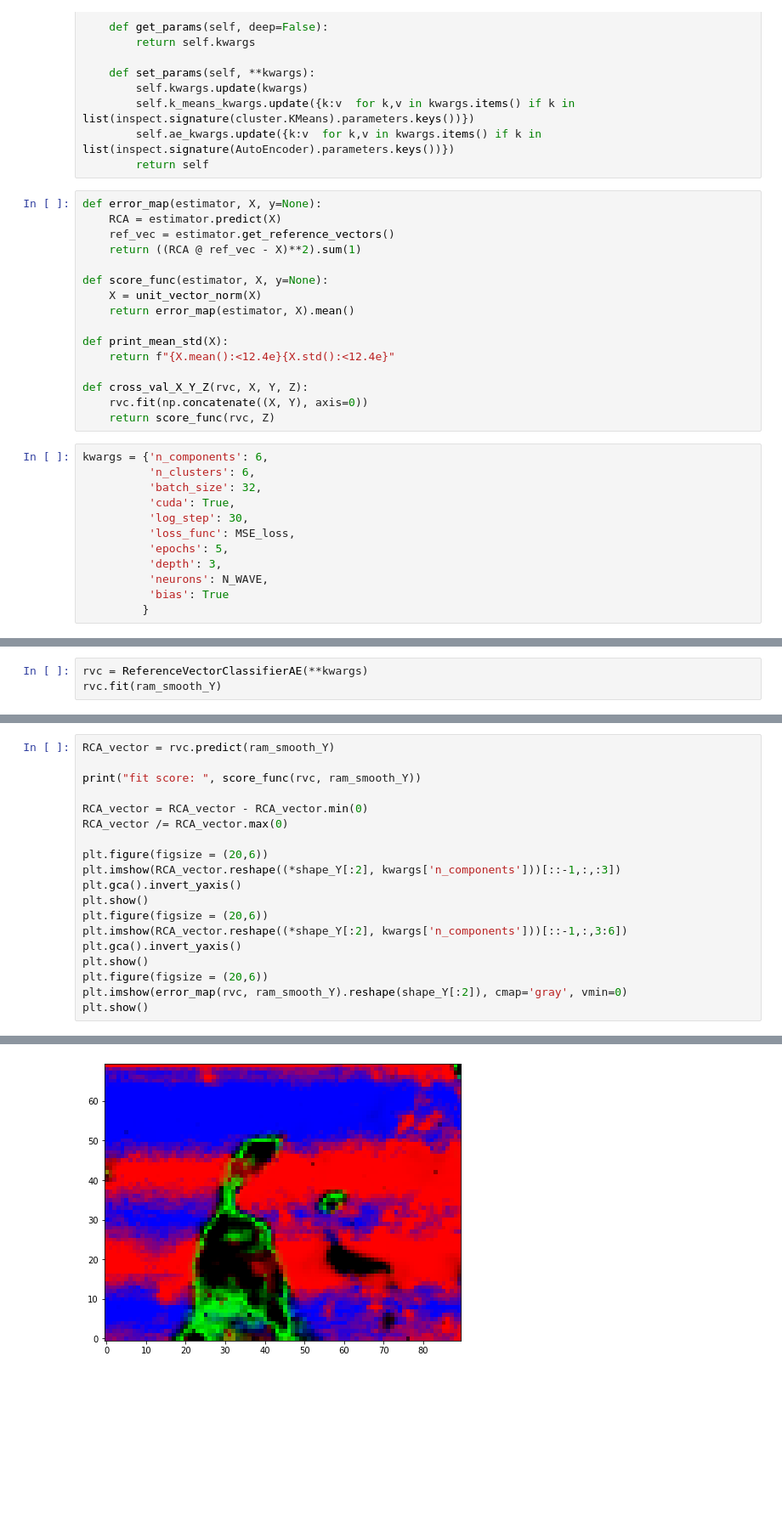
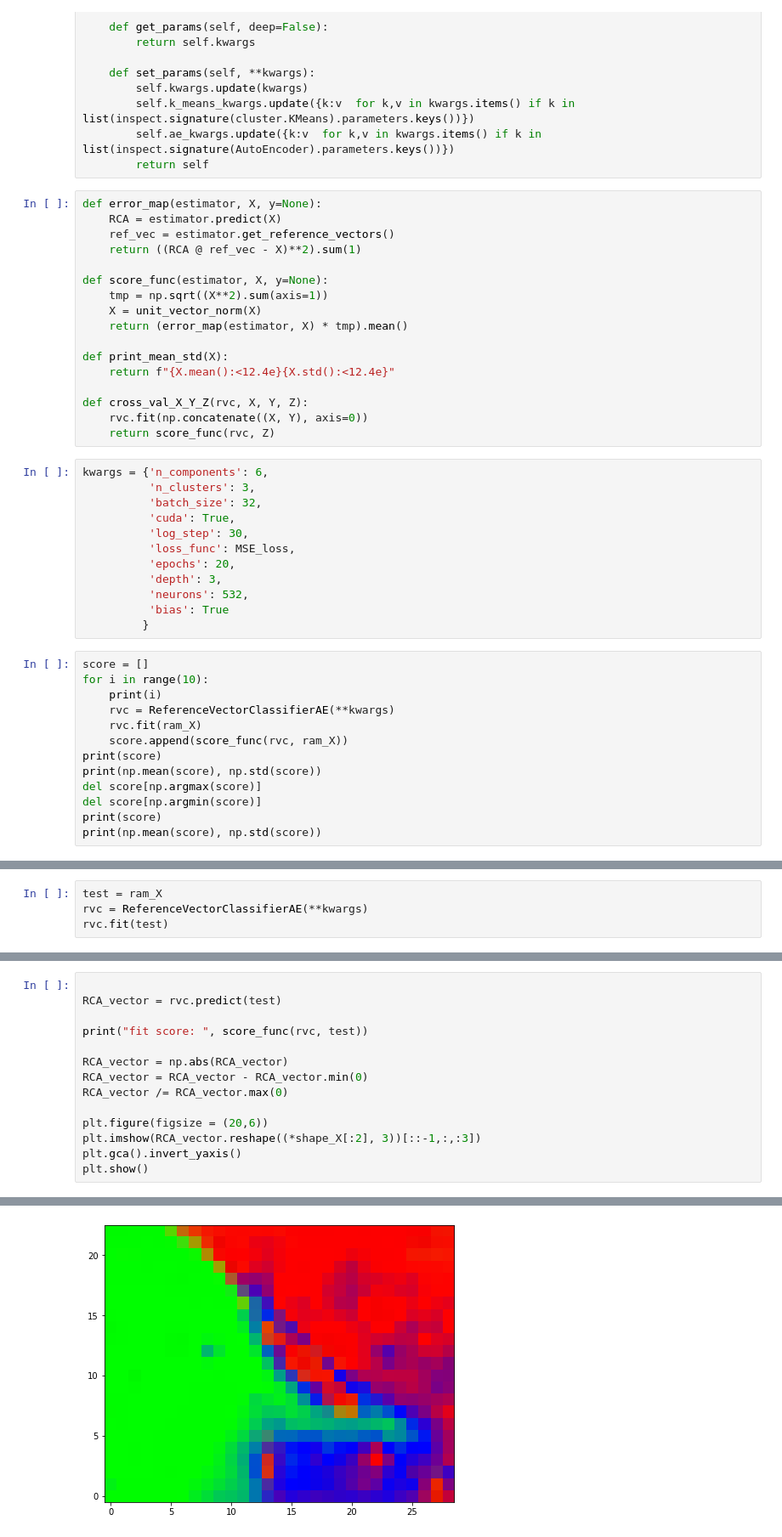
Before and after one commit to jjgsherwood/Bacholar_Thesis, a Jupyter notebook: AE_1_GSP.ipynb, the cells around one changed output, grey strips where cells are left out. Shown at 85% size. Saved outputs shown, nothing was run; the diff lists cells and outputs as text; blank space fills up the shorter version.

```diff
--- a/AE_1_GSP.ipynb
+++ b/AE_1_GSP.ipynb
@@ -241,8 +246,9 @@ def error_map(estimator, X, y=None):
     return ((RCA @ ref_vec - X)**2).sum(1)
 
 def score_func(estimator, X, y=None):
+    tmp = np.sqrt((X**2).sum(axis=1))
     X = unit_vector_norm(X)
-    return error_map(estimator, X).mean()
+    return (error_map(estimator, X) * tmp).mean()
 
 def print_mean_std(X):
     return f"{X.mean():<12.4e}{X.std():<12.4e}"
@@ -252,13 +258,26 @@ def cross_val_X_Y_Z(rvc, X, Y, Z):
     return score_func(rvc, Z)
 # %%
 kwargs = {'n_components': 6,
-          'n_clusters': 6,
+          'n_clusters': 3,
           'batch_size': 32,
           'cuda': True,
           'log_step': 30,
           'loss_func': MSE_loss,
-          'epochs': 5,
+          'epochs': 20,
           'depth': 3,
-          'neurons': N_WAVE,
+          'neurons': 532,
           'bias': True
          }
+# %%
+score = []
+for i in range(10):
+    print(i)
+    rvc = ReferenceVectorClassifierAE(**kwargs)
+    rvc.fit(ram_X)
+    score.append(score_func(rvc, ram_X))
+print(score)
+print(np.mean(score), np.std(score))
+del score[np.argmax(score)]
+del score[np.argmin(score)]
+print(score)
+print(np.mean(score), np.std(score))
@@ -265,5 +335,6 @@ kwargs = {'n_components': 6,
 # %%
+test = ram_X
 rvc = ReferenceVectorClassifierAE(**kwargs)
-rvc.fit(ram_smooth_Y)
+rvc.fit(test)
 # %% [output]
 --------------------------------------------------
@@ -290,20 +361,15 @@ ReferenceVectorClassifierAE(batch_size=32, bias=True, cuda=True, depth=3,
 # %%
-RCA_vector = rvc.predict(ram_smooth_Y)
 
-print("fit score: ", score_func(rvc, ram_smooth_Y))
+RCA_vector = rvc.predict(test)
 
+print("fit score: ", score_func(rvc, test))
+
+RCA_vector = np.abs(RCA_vector)
 RCA_vector = RCA_vector - RCA_vector.min(0)
 RCA_vector /= RCA_vector.max(0)
 
 plt.figure(figsize = (20,6))
-plt.imshow(RCA_vector.reshape((*shape_Y[:2], kwargs['n_components']))[::-1,:,:3])
+plt.imshow(RCA_vector.reshape((*shape_X[:2], 3))[::-1,:,:3])
 plt.gca().invert_yaxis()
 plt.show()
-plt.figure(figsize = (20,6))
-plt.imshow(RCA_vector.reshape((*shape_Y[:2], kwargs['n_components']))[::-1,:,3:6])
-plt.gca().invert_yaxis()
-plt.show()
-plt.figure(figsize = (20,6))
-plt.imshow(error_map(rvc, ram_smooth_Y).reshape(shape_Y[:2]), cmap='gray', vmin=0)
-plt.show()
 # %% [output]
@@ -311 +377 @@ fit score:  0.007791005419648989
-[figure, old version]
+[figure, new version]
```
Also changed, not shown: parts of 9 cells of this notebook, 8 other files.
